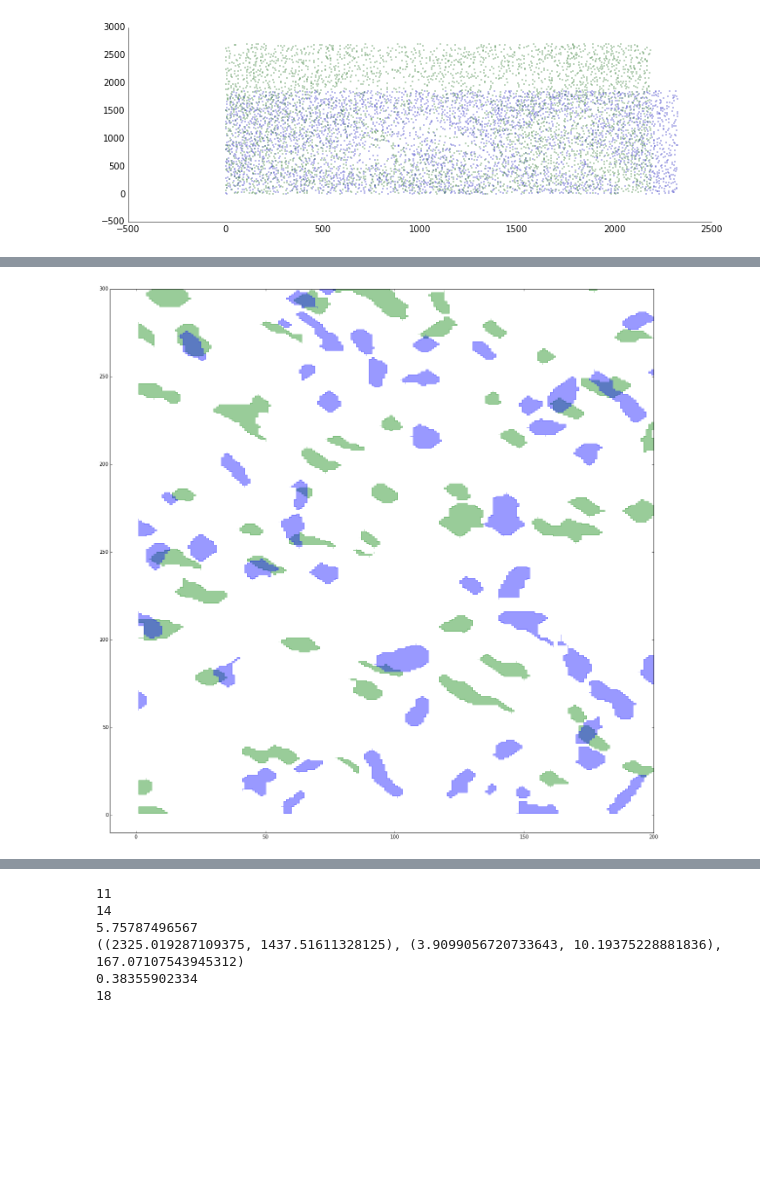
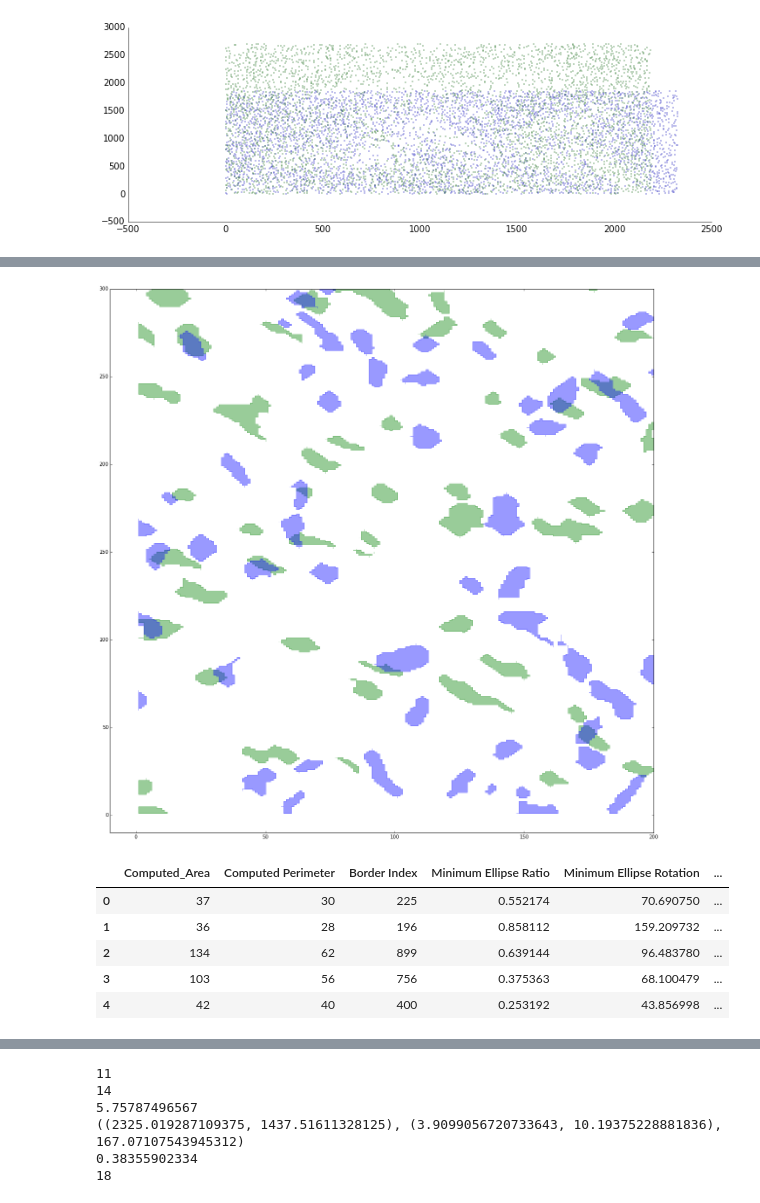
Before and after one commit to Sree-vathsan/CSE595_DataAnalyticsSoftwareStack, a Jupyter notebook: slide1.ipynb, the cells around one changed output, grey strips where cells are left out. Saved outputs shown, nothing was run; the diff lists cells and outputs as text; code cells hidden in the pictures; blank space fills up the shorter version.

```diff
--- a/slide1.ipynb
+++ b/slide1.ipynb
@@ -143,6 +150,7 @@ poly_minEllip_ratio = []
 poly_minEllip_rotation = []
 poly_minCircleRad = []
 poly_nedges = []
+poly_centroid = []
 
 for bnd in boundaries2:
     obj2 = bnd.split(';')
@@ -201,39 +209,53 @@ for bnd in boundaries:
     poly_minCircleRad.append(cv2.minEnclosingCircle(np.asarray(points, np.float32))[1])
 
     #Feature 7 - Compactness
     #The ratio of the area of a polygon to the area of a circle with the same perimeter
     #Calculated at the end
 
     #Feature 8 - No of Edges
     if len(points)==2:
         poly_nedges.append(1)
     else:
         poly_nedges.append(len(points)-1)
 
+    #Feature 9 - Centroid
+    poly_centroid.append(polygon.centroid)
+
     #print(points)
     poly = patches.Polygon(points,alpha='0.2',ec='green',hatch='x',linestyle='dashed',fill=False)
 
     #ax1.add_patch(poly)
     patchesArr.append(poly)
 
 colors = 100*np.random.rand(len(patchesArr))
 p = PatchCollection(patchesArr, cmap=matplotlib.cm.jet, color='green', alpha=0.4)
 p2 = PatchCollection(patchesArr2, cmap=matplotlib.cm.jet, color='blue', alpha=0.4)
 #p.set_array(np.array(colors))
 ax1.add_collection(p)
 ax1.add_collection(p2)
 
 ax1.set_xlim(-10,200)
 ax1.set_ylim(-10,300)
 plt.show()
-dfSlide1['Computed_Area'] = poly_area
-dfSlide1['Computed Perimeter'] = poly_per
-dfSlide1['Border Index'] = poly_bi
-dfSlide1['Minimum Ellipse Ratio'] = poly_minEllip_ratio
-dfSlide1['Minimum Ellipse Rotation'] = poly_minEllip_rotation
-dfSlide1['Minimum Enclosing Circle'] = poly_minCircleRad
-dfSlide1['Compactness'] = (np.asarray(poly_area, np.float32) * 4 * np.pi)/(np.asarray(poly_per,np.float32) ** 2)
-dfSlide1['Edge Count'] = poly_nedges
-#dfSlide1
+candidateList = ['Computed_Area', 'Computed Perimeter', 'Border Index', 'Minimum Ellipse Ratio', 'Minimum Ellipse Rotation', \
+                 'Minimum Enclosing Circle', 'Compactness', 'Edge Count', 'Centroid']
+dfDisplay = DataFrame(data=None,columns=candidateList)
+dfDisplay['Computed_Area'] = poly_area
+dfDisplay['Computed Perimeter'] = poly_per
+dfDisplay['Border Index'] = poly_bi
+dfDisplay['Minimum Ellipse Ratio'] = poly_minEllip_ratio
+dfDisplay['Minimum Ellipse Rotation'] = poly_minEllip_rotation
+dfDisplay['Minimum Enclosing Circle'] = poly_minCircleRad
+dfDisplay['Compactness'] = (np.asarray(poly_area, np.float32) * 4 * np.pi)/(np.asarray(poly_per,np.float32) ** 2)
+dfDisplay['Edge Count'] = poly_nedges
+dfDisplay['Centroid'] = poly_centroid
+
+dfDisplay.head()
 # %% [output]
 [figure]
+|  | Computed_Area | Computed Perimeter | Border Index | Minimum Ellipse Ratio | Minimum Ellipse Rotation | ... |
+| 0 | 37 | 30 | 225 | 0.552174 | 70.690750 | ... |
+| 1 | 36 | 28 | 196 | 0.858112 | 159.209732 | ... |
+| 2 | 134 | 62 | 899 | 0.639144 | 96.483780 | ... |
+| 3 | 103 | 56 | 756 | 0.375363 | 68.100479 | ... |
+| 4 | 42 | 40 | 400 | 0.253192 | 43.856998 | ... |
```
Also changed, not shown: parts of 4 cells of this notebook.
